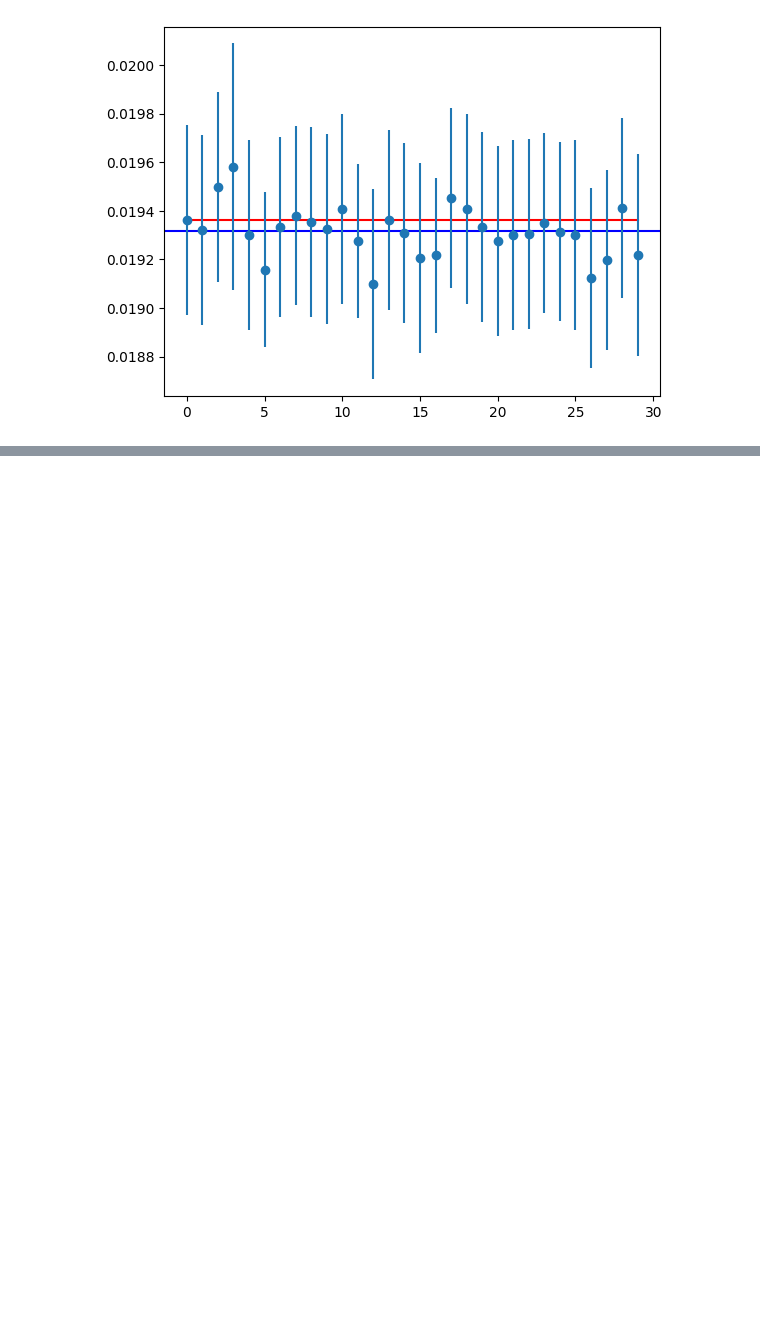
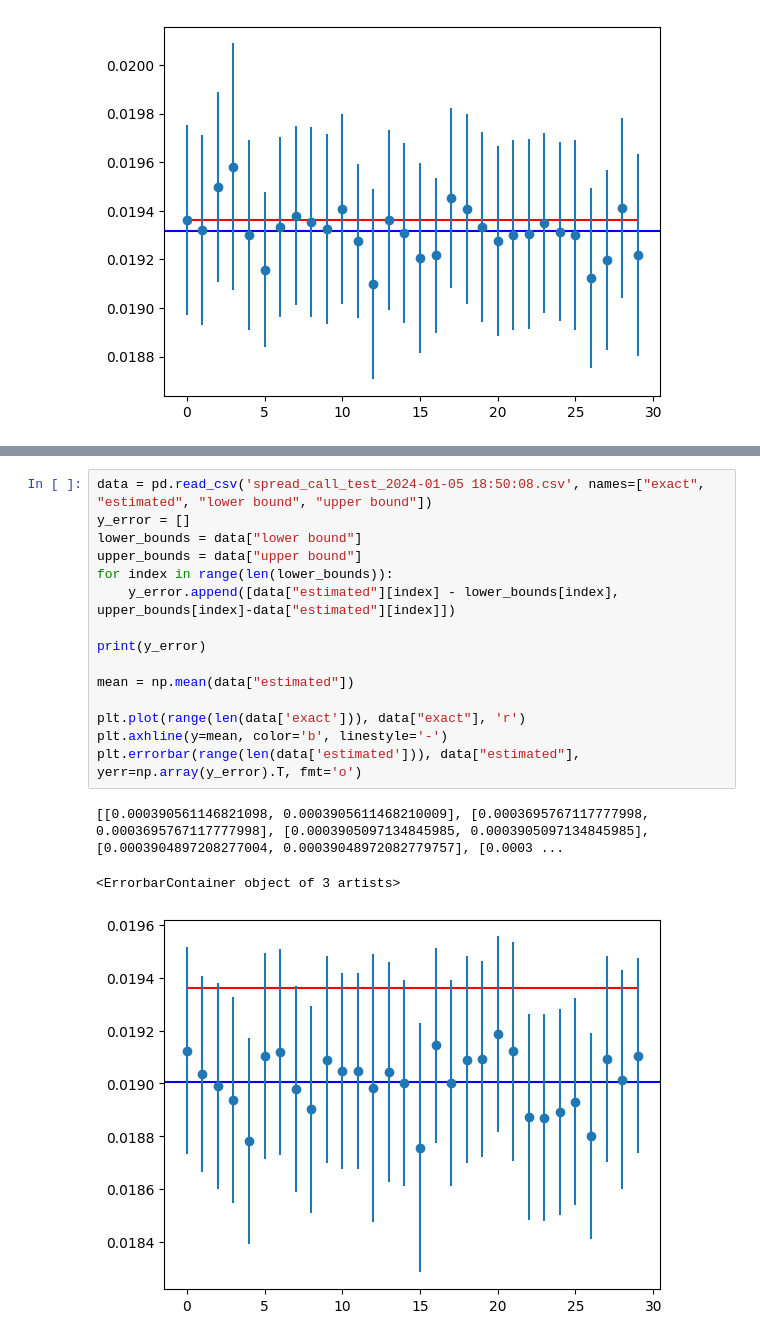
Before and after one commit to jianjun-dot/quantum-finance, a Jupyter notebook: spread_call_options_testing.ipynb, the cells around one changed output, grey strips where cells are left out. Saved outputs shown, nothing was run; the diff lists cells and outputs as text; blank space fills up the shorter version.

```diff
--- a/spread_call_options_testing.ipynb
+++ b/spread_call_options_testing.ipynb
@@ -84,3 +65,22 @@ plt.errorbar(range(len(data['estimated'])), data["estimated"], yerr=np.array(y_e
 [[0.0003914085163499968, 0.0003914085163500003], [0.0003913793956983984, 0.00039137939569840186], [0.00037039297561399995, 0.0003703929756137987], [0.00039146343584110094, 0.00039146343584110094], [0. ...
 <ErrorbarContainer object of 3 artists>
 [figure]
+# %%
+data = pd.read_csv('spread_call_test_2024-01-05 18:50:08.csv', names=["exact", "estimated", "lower bound", "upper bound"])
+y_error = []
+lower_bounds = data["lower bound"]
+upper_bounds = data["upper bound"]
+for index in range(len(lower_bounds)):
+    y_error.append([data["estimated"][index] - lower_bounds[index], upper_bounds[index]-data["estimated"][index]])
+
+print(y_error)
+
+mean = np.mean(data["estimated"])
+
+plt.plot(range(len(data['exact'])), data["exact"], 'r')
+plt.axhline(y=mean, color='b', linestyle='-')
+plt.errorbar(range(len(data['estimated'])), data["estimated"], yerr=np.array(y_error).T, fmt='o')
+# %% [output]
+[[0.000390561146821098, 0.0003905611468210009], [0.0003695767117777998, 0.0003695767117777998], [0.0003905097134845985, 0.0003905097134845985], [0.0003904897208277004, 0.00039048972082779757], [0.0003 ...
+<ErrorbarContainer object of 3 artists>
+[figure, added]
```
Also changed, not shown: parts of 6 cells of this notebook, 19 other files.
